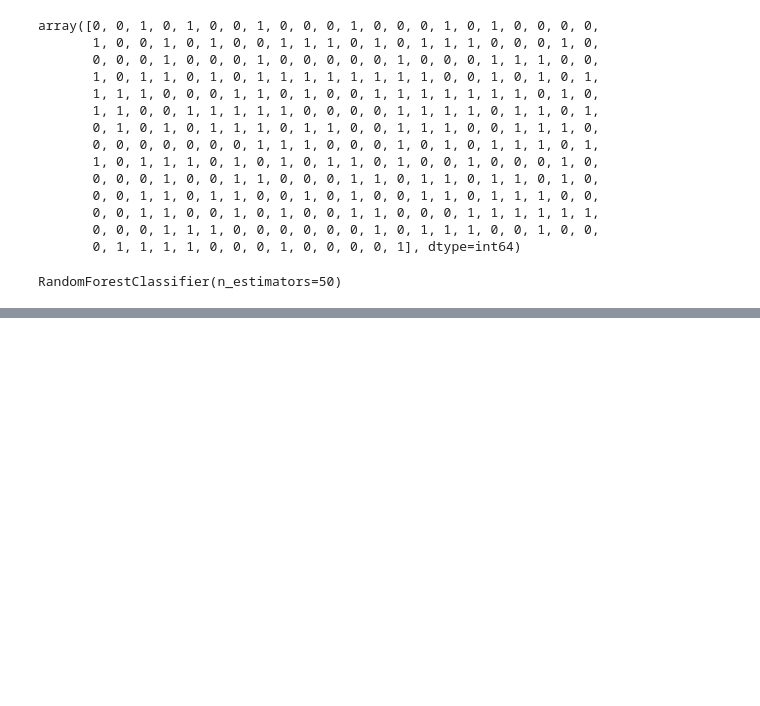
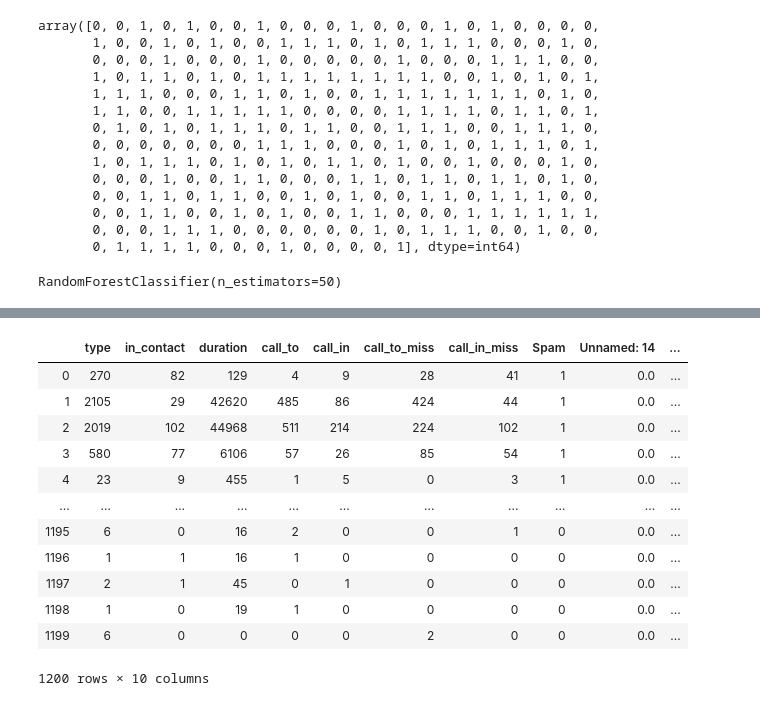
Before and after one commit to vuongnd99/Spam-Detector, a Jupyter notebook: Spam_call_RandomForest.ipynb, the cells around one changed output, grey strips where cells are left out. Cells and saved outputs as stored; diff of their text form; code cells hidden in the pictures; blank space fills up the shorter version.

```diff
--- a/Spam_call_RandomForest.ipynb
+++ b/Spam_call_RandomForest.ipynb
@@ -113,0 +149,4 @@ Accuracy: 0.8566666666666667
+# %%
+for i in df.index:
+    if(df['call_in'][i].value + df['call_to'][i].values)
+    df['avg_drt']=df['duration']/(df['call_in']+df['call_to'])
@@ -113,0 +176,4 @@ Accuracy: 0.8566666666666667
+# %%
+for i in df.index:
+    if(df['avg_drt'][i]=='False'):
+        df['avg_drt'][i]=0
@@ -113,0 +202,2 @@ Accuracy: 0.8566666666666667
+# %%
+df.fillna(0, inplace = True)
@@ -113,0 +222,16 @@ Accuracy: 0.8566666666666667
+# %%
+df
+# %% [output]
+|  | type | in_contact | duration | call_to | call_in | call_to_miss | call_in_miss | Spam | Unnamed: 14 | ... |
+| 0 | 270 | 82 | 129 | 4 | 9 | 28 | 41 | 1 | 0.0 | ... |
+| 1 | 2105 | 29 | 42620 | 485 | 86 | 424 | 44 | 1 | 0.0 | ... |
+| 2 | 2019 | 102 | 44968 | 511 | 214 | 224 | 102 | 1 | 0.0 | ... |
+| 3 | 580 | 77 | 6106 | 57 | 26 | 85 | 54 | 1 | 0.0 | ... |
+| 4 | 23 | 9 | 455 | 1 | 5 | 0 | 3 | 1 | 0.0 | ... |
+| ... | ... | ... | ... | ... | ... | ... | ... | ... | ... | ... |
+| 1195 | 6 | 0 | 16 | 2 | 0 | 0 | 1 | 0 | 0.0 | ... |
+| 1196 | 1 | 1 | 16 | 1 | 0 | 0 | 0 | 0 | 0.0 | ... |
+| 1197 | 2 | 1 | 45 | 0 | 1 | 0 | 0 | 0 | 0.0 | ... |
+| 1198 | 1 | 0 | 19 | 1 | 0 | 0 | 0 | 0 | 0.0 | ... |
+| 1199 | 6 | 0 | 0 | 0 | 0 | 2 | 0 | 0 | 0.0 | ... |
+1200 rows × 10 columns
```
Also changed, not shown: parts of 18 cells of this notebook.
